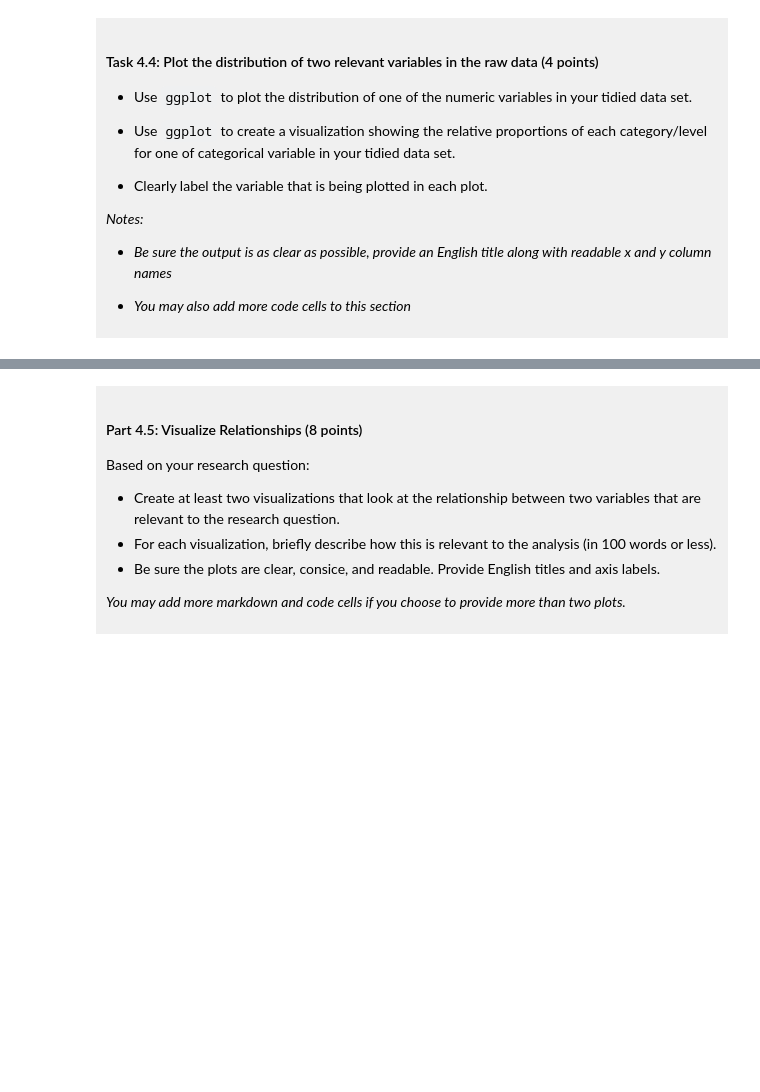
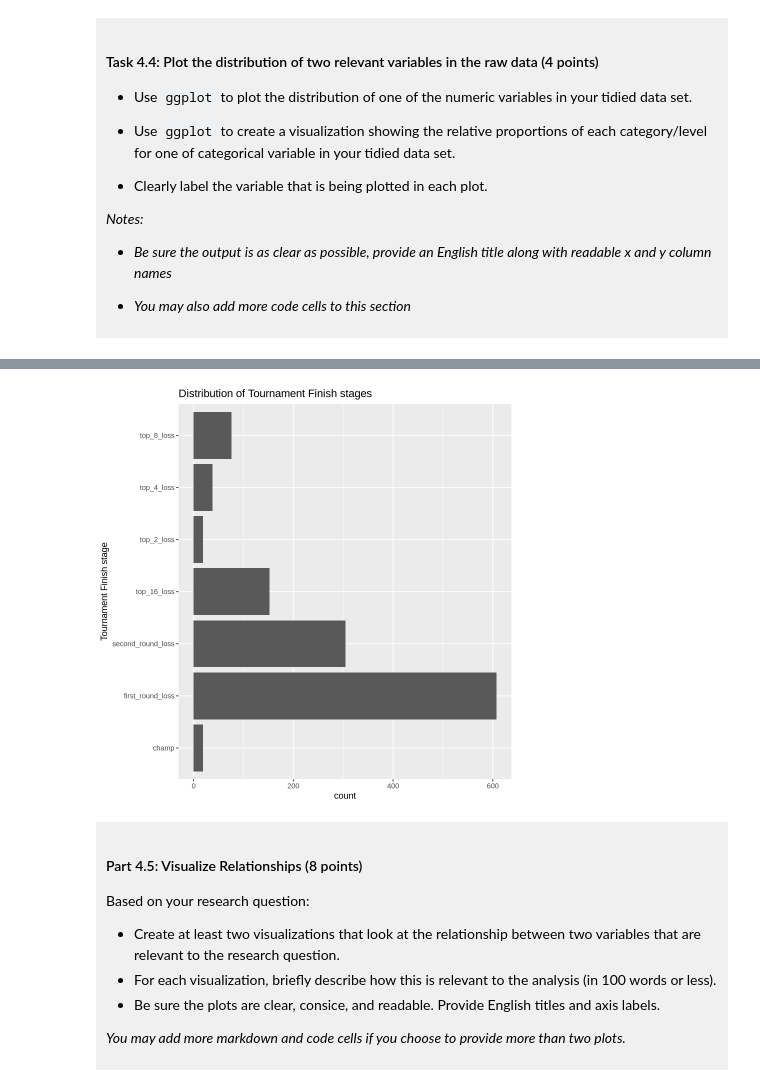
Before and after one commit to Kevcore25/dsci-100-project-kevin-chen, a Jupyter notebook: dsci-100-project-notebook.ipynb, the cells around one changed output, grey strips where cells are left out. Cells and saved outputs as stored; diff of their text form; code cells hidden in the pictures; blank space fills up the shorter version.

```diff
--- a/dsci-100-project-notebook.ipynb
+++ b/dsci-100-project-notebook.ipynb
@@ -303,5 +397,9 @@ You will refine your research question (if needed) and produce a tidy data set.
 # %%
-### EDIT THIS CODE CELL FOR PLOT 2 ###
+ggplot(basketball_tidy, aes(y=tourney_finish)) +
+    geom_bar() +
+    labs(y = "Tournament Finish stage", title = "Distribution of Tournament Finish stages")
+# %% [output]
+[figure, added]
 # %% [markdown]
 <div style="background-color: #f0f0f0; padding: 10px;">
 
```
Also changed, not shown: parts of 10 cells of this notebook.
